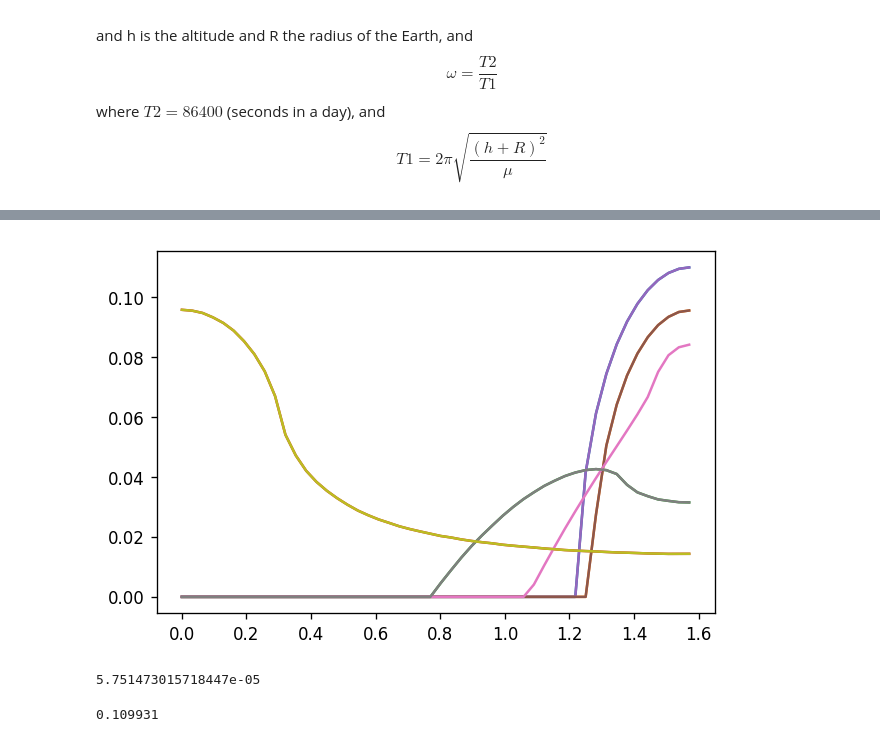
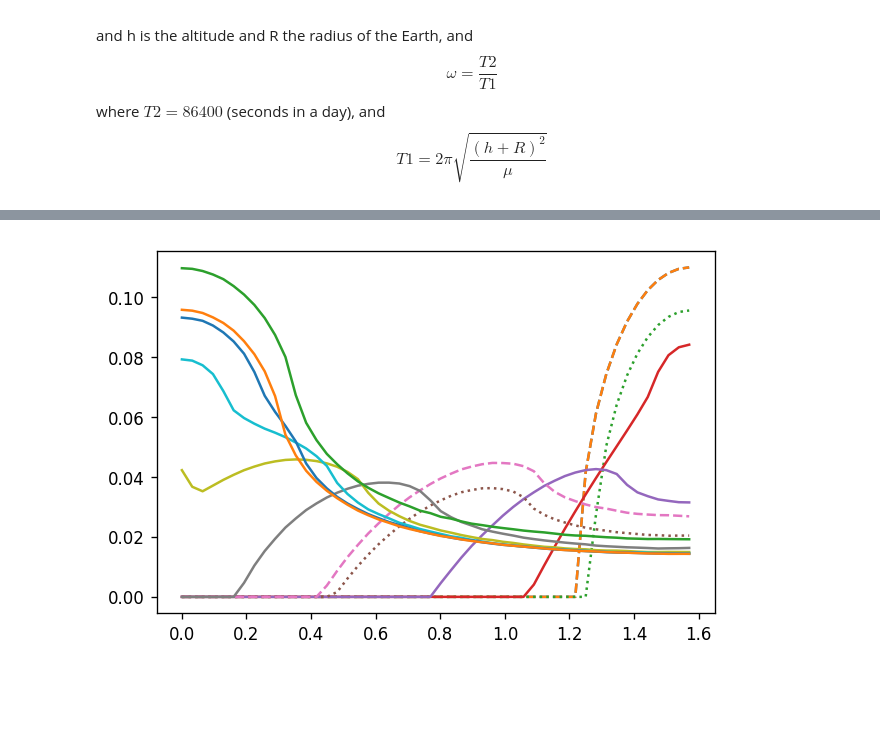
Before and after one commit to norheim/smallsat, a Jupyter notebook: ground_stations.ipynb, the cells around one changed output, grey strips where cells are left out. Saved outputs shown, nothing was run; the diff lists cells and outputs as text; code cells hidden in the pictures; blank space fills up the shorter version.

```diff
--- a/ground_stations.ipynb
+++ b/ground_stations.ipynb
@@ -35,11 +32,18 @@ def gs(l, i, h):
 # %%
-ls = linspace(0, pi/2)
+ls = linspace(0, pi/2, 50)
 # %%
 lateff = map(lambda l: gs(l, 0, 400), ls)
 lateff2 = map(lambda l: gs(l, 0, 300), ls)
 lateff3 = map(lambda l: gs(l, 0.2, 300), ls)
 lateff4 = map(lambda l: gs(l, 0.5, 300), ls)
+lateff7 = map(lambda l: gs(l, 0.8, 300), ls)
+lateff71 = map(lambda l: gs(l, 0.8, 400), ls)
+lateff8 = map(lambda l: gs(l, 1.1, 300), ls)
+lateff9 = map(lambda l: gs(l, 1.3, 300), ls)
+lateff10 = map(lambda l: gs(l, 1.4, 300), ls)
+lateff11 = map(lambda l: gs(l, 1.5, 300), ls)
 lateff5 = map(lambda l: gs(l, np.pi/2, 300), ls)
+lateff6 = map(lambda l: gs(l, np.pi/2, 400), ls)
 # %%
 import matplotlib as mpl
 mpl.rcParams['savefig.dpi'] = 120
@@ -47,17 +81,16 @@ mpl.rcParams['figure.dpi'] = 120
 # %%
-plt.plot(ls, lateff)
-plt.plot(ls, lateff2)
+plt.plot(ls, lateff, '--')
+plt.plot(ls, lateff2, ':')
 plt.plot(ls, lateff3)
 plt.plot(ls, lateff4)
+plt.plot(ls, lateff7, ':')
+plt.plot(ls, lateff71, '--')
+plt.plot(ls, lateff8)
+plt.plot(ls, lateff9)
+plt.plot(ls, lateff10)
+plt.plot(ls, lateff11)
 plt.plot(ls, lateff5)
+plt.plot(ls, lateff6)
 plt.show()
 # %% [output]
-[figure, old version]
+[figure, new version]
-# %%
-3*mu/(2*(h+R)**3)*1000/40
-# %% [output]
-5.751473015718447e-05
-# %%
-gs(pi/2, 0, 400.)
-# %% [output]
-0.109931
```
Also changed, not shown: parts of 10 cells of this notebook.
